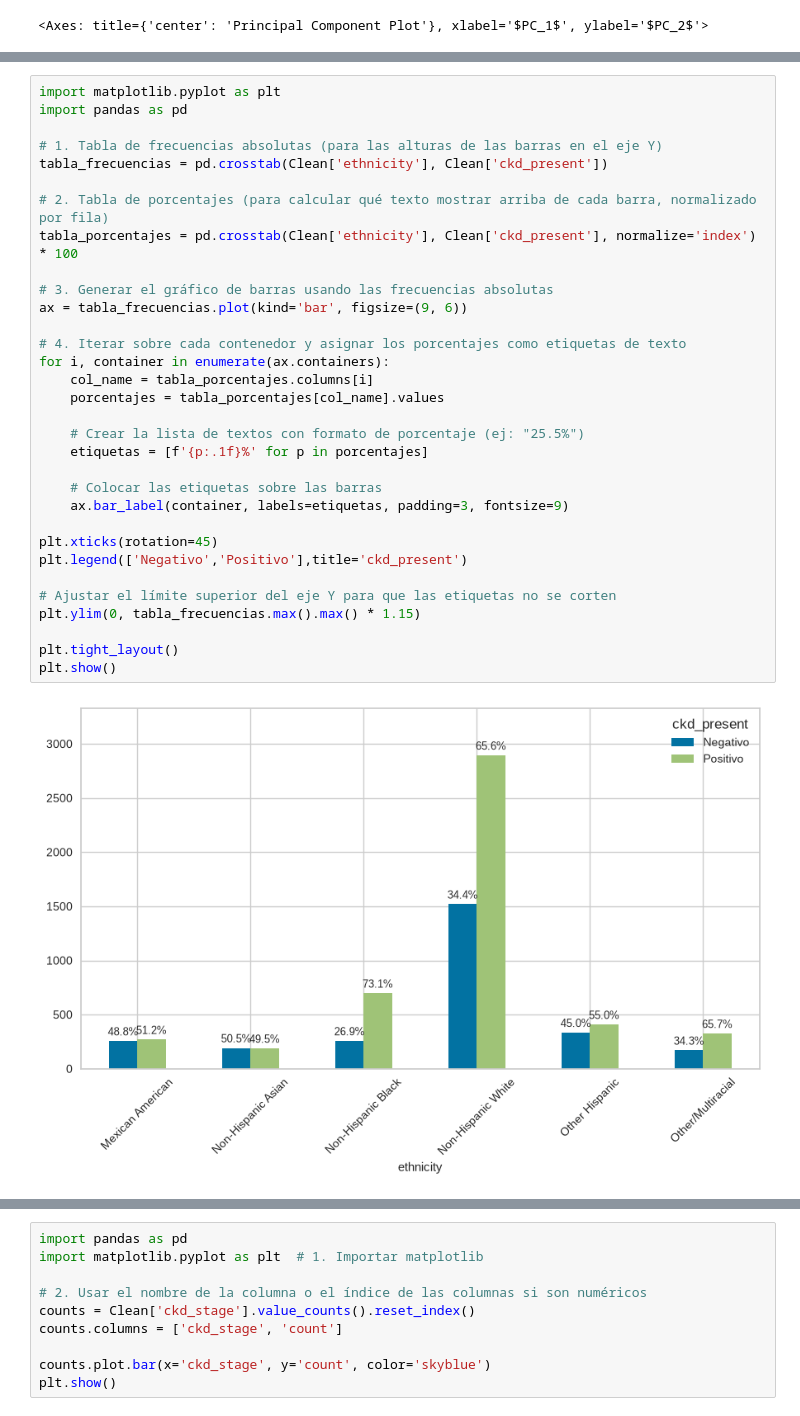
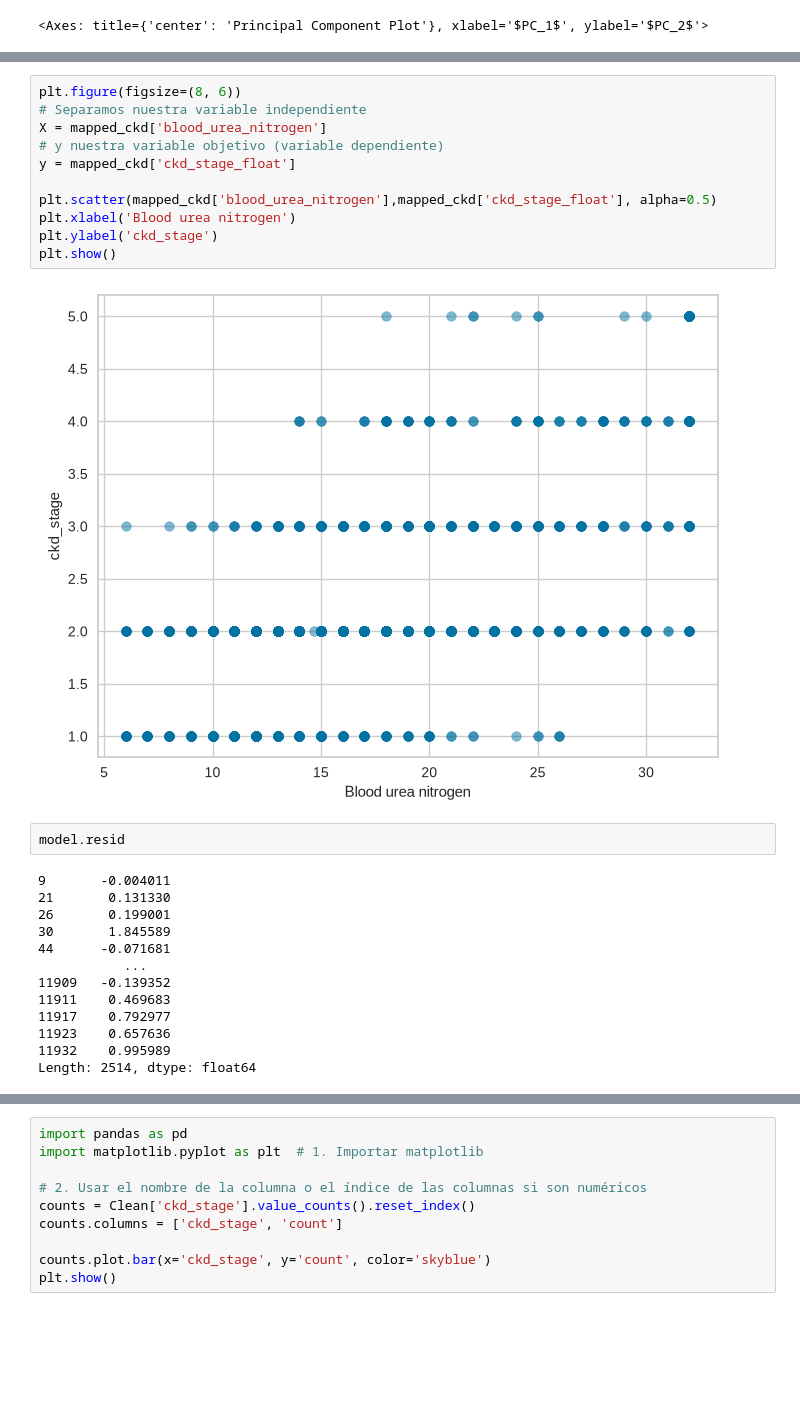
Before and after one commit to GonzaloManterola/Grupo27Ciencias, a Jupyter notebook: Main.ipynb, the cells around one changed output, grey strips where cells are left out. Saved outputs shown, nothing was run; the diff lists cells and outputs as text; blank space fills up the shorter version.

```diff
--- a/Main.ipynb
+++ b/Main.ipynb
@@ -635,37 +651,31 @@ Covariance Type:            nonrobust
 
 Notes:
 [1] Standard Errors assume that the covariance matrix of the errors is correctly specified.
-# %%
-import matplotlib.pyplot as plt
-import pandas as pd
-
-# 1. Tabla de frecuencias absolutas (para las alturas de las barras en el eje Y)
-tabla_frecuencias = pd.crosstab(Clean['ethnicity'], Clean['ckd_present'])
-
-# 2. Tabla de porcentajes (para calcular qué texto mostrar arriba de cada barra, normalizado por fila)
-tabla_porcentajes = pd.crosstab(Clean['ethnicity'], Clean['ckd_present'], normalize='index') * 100
-
-# 3. Generar el gráfico de barras usando las frecuencias absolutas
-ax = tabla_frecuencias.plot(kind='bar', figsize=(9, 6))
-
-# 4. Iterar sobre cada contenedor y asignar los porcentajes como etiquetas de texto
-for i, container in enumerate(ax.containers):
-    col_name = tabla_porcentajes.columns[i]
-    porcentajes = tabla_porcentajes[col_name].values
-
-    # Crear la lista de textos con formato de porcentaje (ej: "25.5%")
-    etiquetas = [f'{p:.1f}%' for p in porcentajes]
-
-    # Colocar las etiquetas sobre las barras
-    ax.bar_label(container, labels=etiquetas, padding=3, fontsize=9)
-
-plt.xticks(rotation=45)
-plt.legend(['Negativo','Positivo'],title='ckd_present')
-
-# Ajustar el límite superior del eje Y para que las etiquetas no se corten
-plt.ylim(0, tabla_frecuencias.max().max() * 1.15)
-
-plt.tight_layout()
-plt.show()
-# %% [output]
-[figure, removed]
+# %%
+plt.figure(figsize=(8, 6))
+# Separamos nuestra variable independiente
+X = mapped_ckd['blood_urea_nitrogen']
+# y nuestra variable objetivo (variable dependiente)
+y = mapped_ckd['ckd_stage_float']
+
+plt.scatter(mapped_ckd['blood_urea_nitrogen'],mapped_ckd['ckd_stage_float'], alpha=0.5)
+plt.xlabel('Blood urea nitrogen')
+plt.ylabel('ckd_stage')
+plt.show()
+# %% [output]
+[figure, added]
+# %%
+model.resid
+# %% [output]
+9       -0.004011
+21       0.131330
+26       0.199001
+30       1.845589
+44      -0.071681
+           ...
+11909   -0.139352
+11911    0.469683
+11917    0.792977
+11923    0.657636
+11932    0.995989
+Length: 2514, dtype: float64
```
Also changed, not shown: parts of 6 cells of this notebook.
